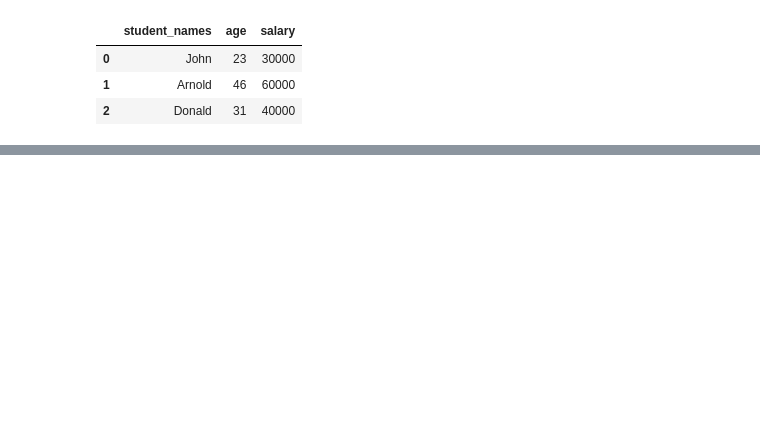
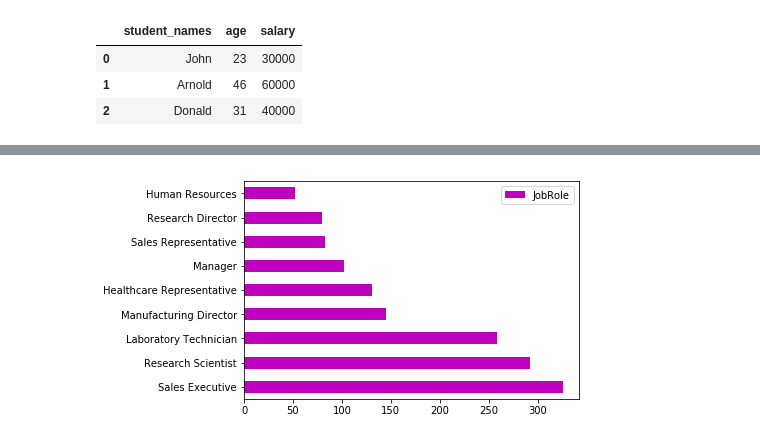
Before and after one commit to osin-vladimir/intro_to_data_science, a Jupyter notebook: Notebooks/intro_to_pandas.ipynb, the cells around one changed output, grey strips where cells are left out. Cells and saved outputs as stored; diff of their text form; code cells hidden in the pictures; blank space fills up the shorter version.

```diff
--- a/Notebooks/intro_to_pandas.ipynb
+++ b/Notebooks/intro_to_pandas.ipynb
@@ -38,0 +192,4 @@ data_frame
+# %%
+plot_3 = df_ibm.JobRole.value_counts().plot(kind='barh', color='m', legend=True)
+# %% [output]
+[figure, added]
```
Also changed, not shown: parts of 21 cells of this notebook, 3 other files.
